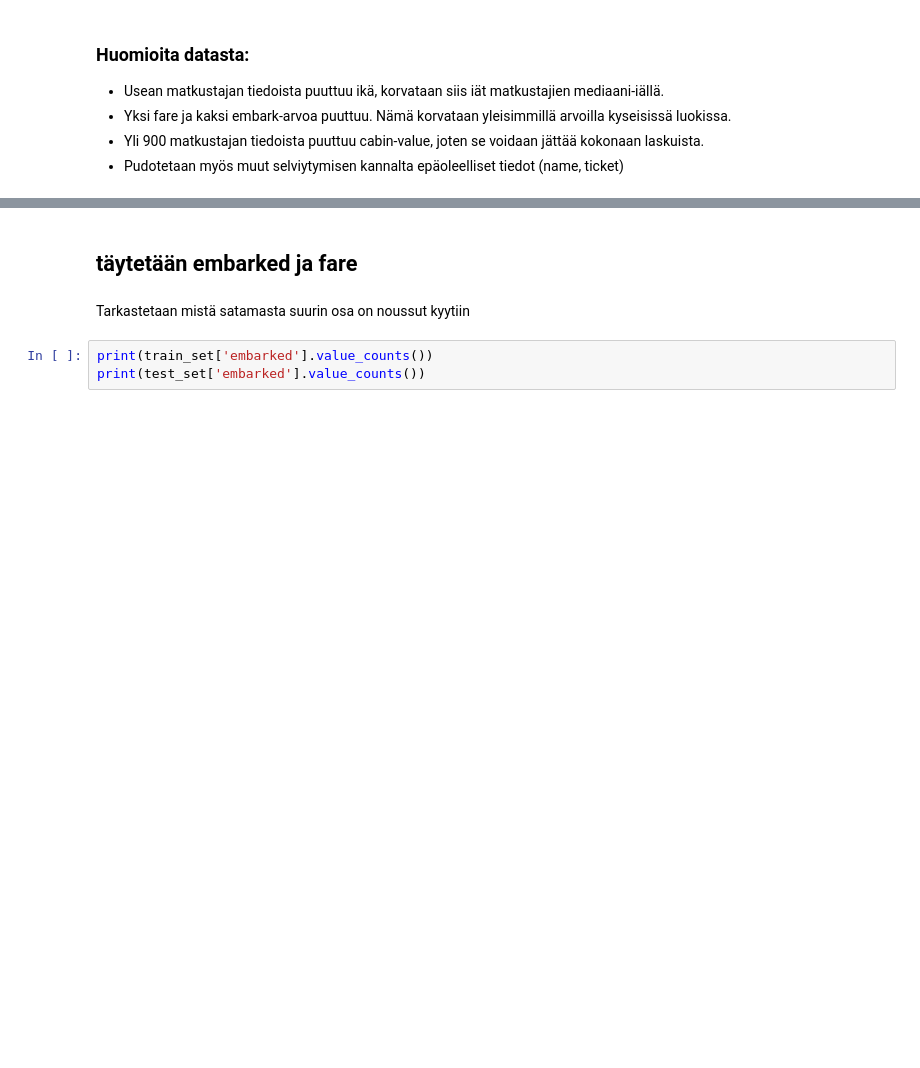
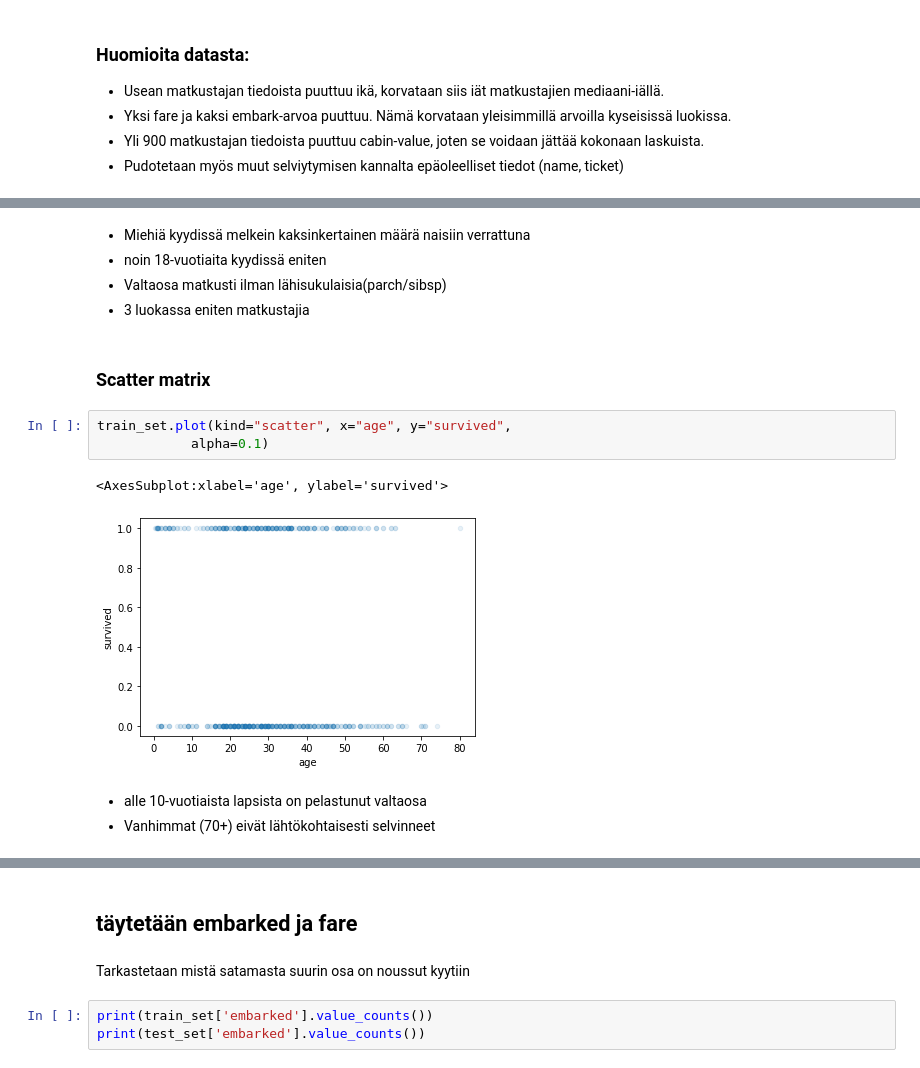
Before and after one commit to JKottonen/titanic-machine-learning-assignment, a Jupyter notebook: titanic2.ipynb, the cells around one changed output, grey strips where cells are left out. Drawn from its saved outputs; the diff is of its cells as text; blank space fills up the shorter version.

```diff
--- a/titanic2.ipynb
+++ b/titanic2.ipynb
@@ -76,0 +98,16 @@ Duplicated values in test 0
+# %% [markdown]
+- Miehiä kyydissä melkein kaksinkertainen määrä naisiin verrattuna
+- noin 18-vuotiaita kyydissä eniten
+- Valtaosa matkusti ilman lähisukulaisia(parch/sibsp)
+- 3 luokassa eniten matkustajia
+# %% [markdown]
+### Scatter matrix
+# %%
+train_set.plot(kind="scatter", x="age", y="survived",
+            alpha=0.1)
+# %% [output]
+<AxesSubplot:xlabel='age', ylabel='survived'>
+[figure, added]
+# %% [markdown]
+- alle 10-vuotiaista lapsista on pelastunut valtaosa
+- Vanhimmat (70+) eivät lähtökohtaisesti selvinneet
```
Also changed, not shown: parts of 13 cells of this notebook.
